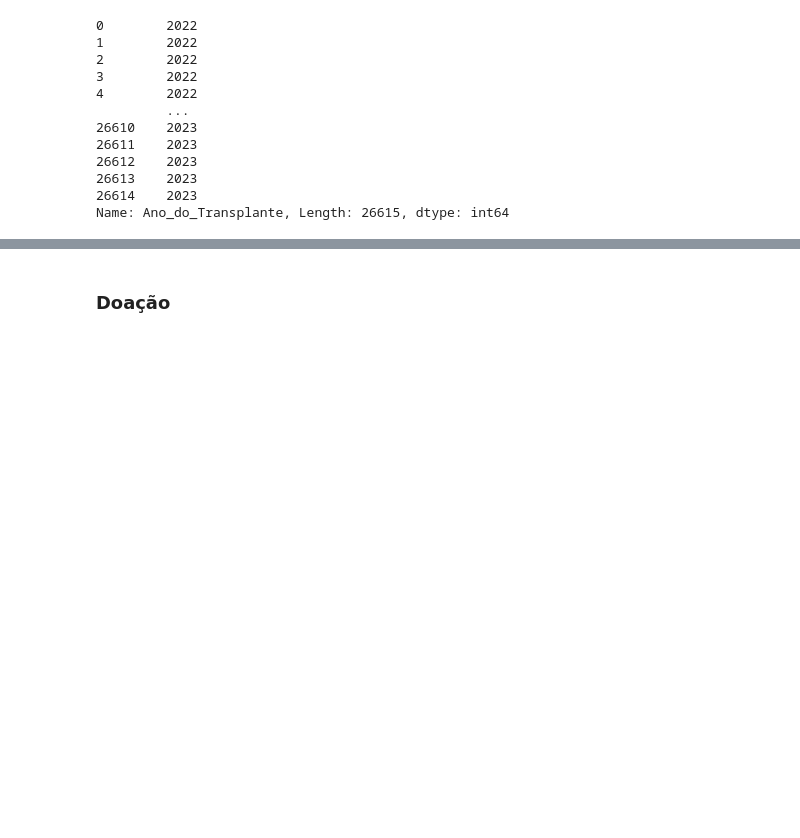
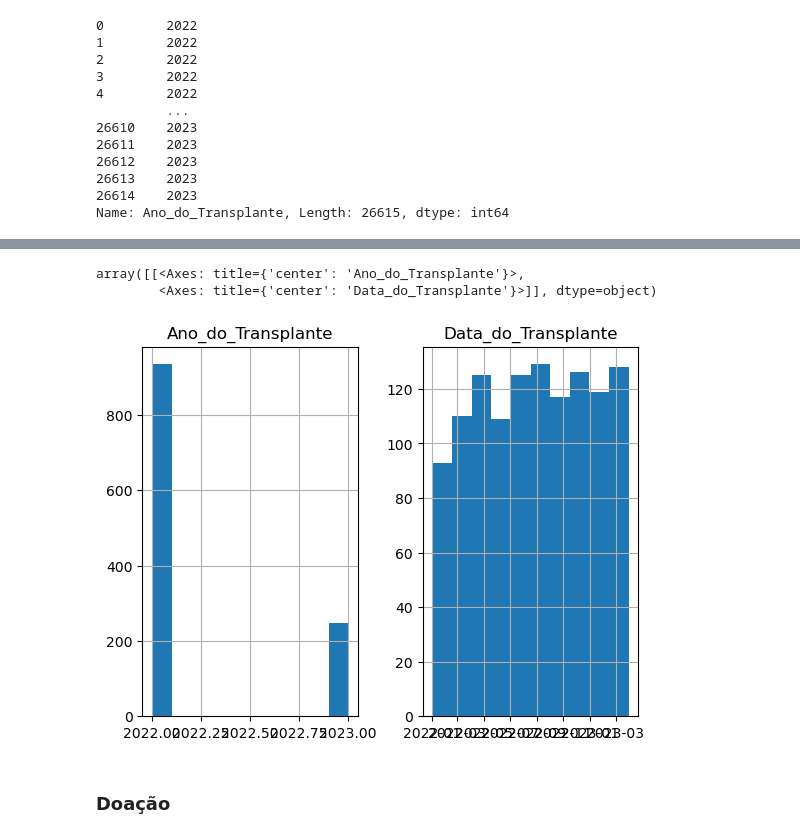
Before and after one commit to Esterci/SNT_table_study, a Jupyter notebook: study_notebook.ipynb, the cells around one changed output, grey strips where cells are left out. Saved outputs shown, nothing was run; the diff lists cells and outputs as text; code cells hidden in the pictures; blank space fills up the shorter version.

```diff
--- a/study_notebook.ipynb
+++ b/study_notebook.ipynb
@@ -65,3 +85,9 @@ Name: Ano_do_Transplante, Length: 26615, dtype: int64
+# %%
+df.hist()
+# %% [output]
+array([[<Axes: title={'center': 'Ano_do_Transplante'}>,
+        <Axes: title={'center': 'Data_do_Transplante'}>]], dtype=object)
+[figure, added]
 # %% [markdown]
 ### Doação
 # %%
```
Also changed, not shown: parts of 1 cell of this notebook.
